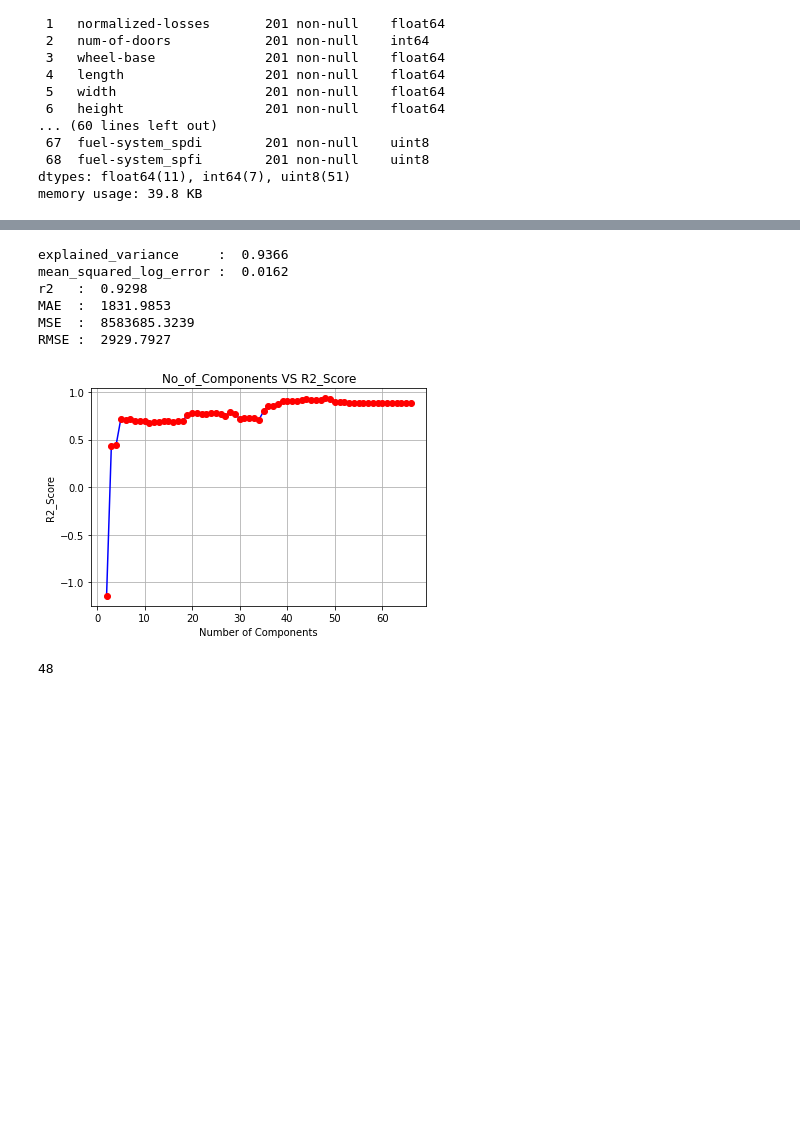
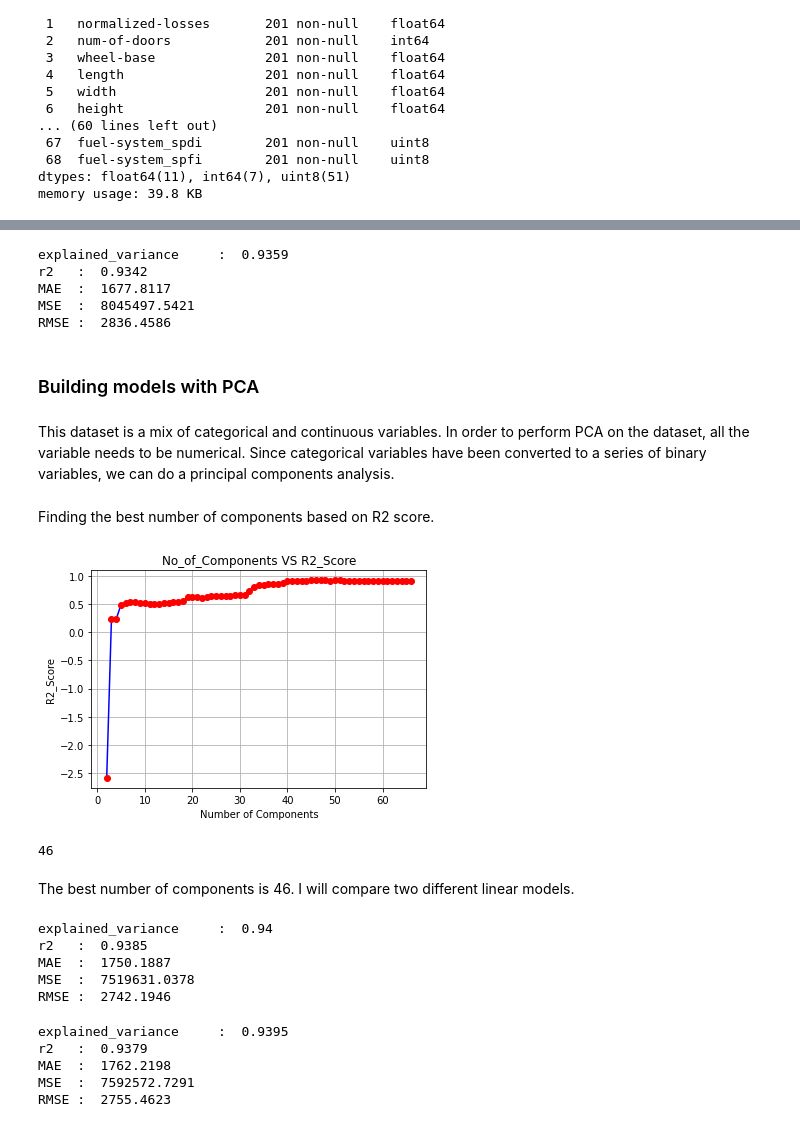
Before and after one commit to kseonghwan89/Automobile.sunghwan, a Jupyter notebook: Automobile.ipynb, the cells around one changed output, grey strips where cells are left out. Cells and saved outputs as stored; diff of their text form; code cells hidden in the pictures; blank space fills up the shorter version.

```diff
--- a/Automobile.ipynb
+++ b/Automobile.ipynb
@@ -236,2 +282,2 @@ data[data['engine-size'].between(70,80)]['bore'].mean()
 # %%
-data['bore'].fillna(2.9, inplace = True)
+data['bore'].fillna(2.91, inplace = True)
@@ -260,7 +310,3 @@ plt.title('stroke vs engine-size');
 data[data['engine-size'].between(70,80)]['stroke'].mean()
 # %% [output]
 3.07
-# %%
-#By looking at the plots above, it looks like
-#for engine-size around 70 and 80, stroke is around 3.0
-data['stroke'].fillna(3, inplace = True)
@@ -266,0 +315,2 @@ data['stroke'].fillna(3, inplace = True)
+# %%
+data['stroke'].fillna(3.07, inplace = True)
@@ -466,3 +506,0 @@ plt.grid(True, linestyle = "--")
-# %%
-pca = PCA(n_components = 8)
-x_pca = pca.fit_transform(std_trs)
@@ -527,42 +566,45 @@ RMSE :  3014.3851
-# %%
-
-model_name(RandomForestRegressor())
-# %% [output]
-explained_variance     :  0.9366
-mean_squared_log_error :  0.0162
-r2   :  0.9298
-MAE  :  1831.9853
-MSE  :  8583685.3239
-RMSE :  2929.7927
+# %%
+model_name(Lasso())
+# %% [output]
+explained_variance     :  0.9359
+r2   :  0.9342
+MAE  :  1677.8117
+MSE  :  8045497.5421
+RMSE :  2836.4586
+# %% [markdown]
+### Building models with PCA
+# %% [markdown]
+This dataset is a mix of categorical and continuous variables. In order to perform PCA on the dataset, all the variable needs to be numerical.
+Since categorical variables have been converted to a series of binary variables, we can do a principal components analysis.
+# %% [markdown]
+Finding the best number of components based on R2 score.
 # %%
 i_value=[]
 r2_value=[]
 for i in range(2,np.size(X,1)+1):
 
-    # Breaking X and y in Training and Test Set
-    X_train,X_test,y_train,y_test=train_test_split(X,y,test_size=0.2,random_state=0)
-
+    X_train, X_test, y_train, y_test = train_test_split(X, y, train_size=0.8, random_state=42)
     # Applying PCA
     pca = PCA(n_components = i)
     X_train = pca.fit_transform(X_train)
     X_test = pca.transform(X_test)
 
     # Training And Testing the model
     regressor = LinearRegression()
     regressor.fit(X_train,y_train)
     y_pred = regressor.predict(X_test)
     r2_value.append(r2_score(y_pred,y_test).round(4))
     i_value.append(i)
 
 # Plotting the r2 Score with different number of components for PCA
 plt.plot(i_value,r2_value,marker='o',mfc='red',mec='red',color='blue')
 plt.xlabel('Number of Components')
 plt.ylabel('R2_Score')
 plt.title('No_of_Components VS R2_Score')
 plt.grid(b=None)
 plt.show()
 # %% [output]
-[figure, old version]
+[figure, new version]
 # %%
 # Applying PCA
 X_train, X_test, y_train, y_test = train_test_split(X, y, train_size=0.8, random_state=42)
@@ -573,4 +615,22 @@ pca_X_test = pca.transform(X_test)
 # %%
 print(n)
 # %% [output]
-48
+46
+# %% [markdown]
+The best number of components is 46. I will compare two different linear models.
+# %%
+model_name(LinearRegression())
+# %% [output]
+explained_variance     :  0.94
+r2   :  0.9385
+MAE  :  1750.1887
+MSE  :  7519631.0378
+RMSE :  2742.1946
+# %%
+model_name(Lasso())
+# %% [output]
+explained_variance     :  0.9395
+r2   :  0.9379
+MAE  :  1762.2198
+MSE  :  7592572.7291
+RMSE :  2755.4623
```
Also changed, not shown: parts of 97 cells of this notebook.
